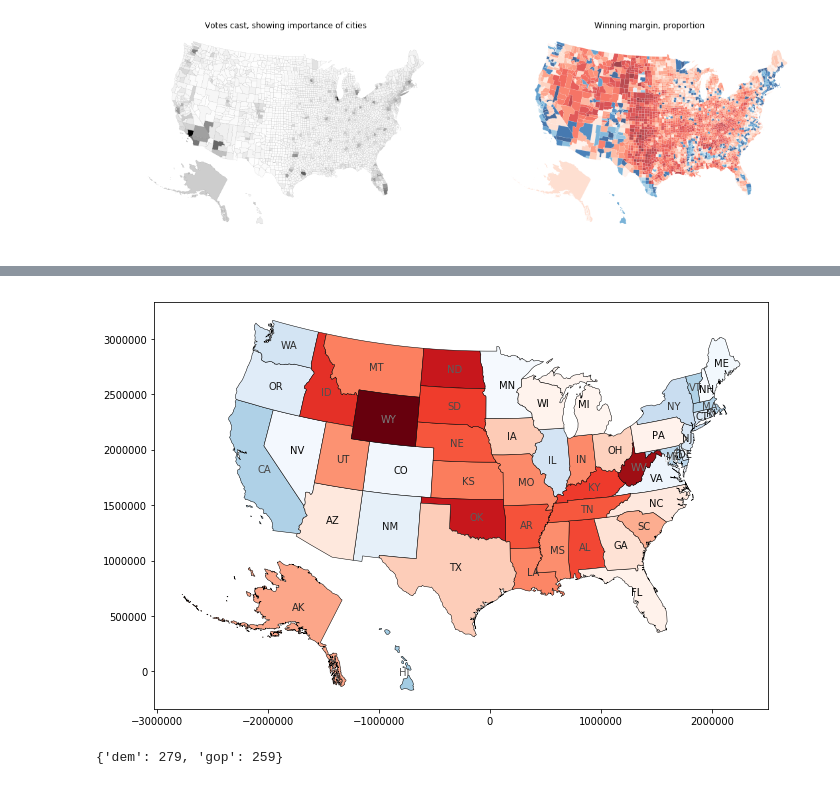
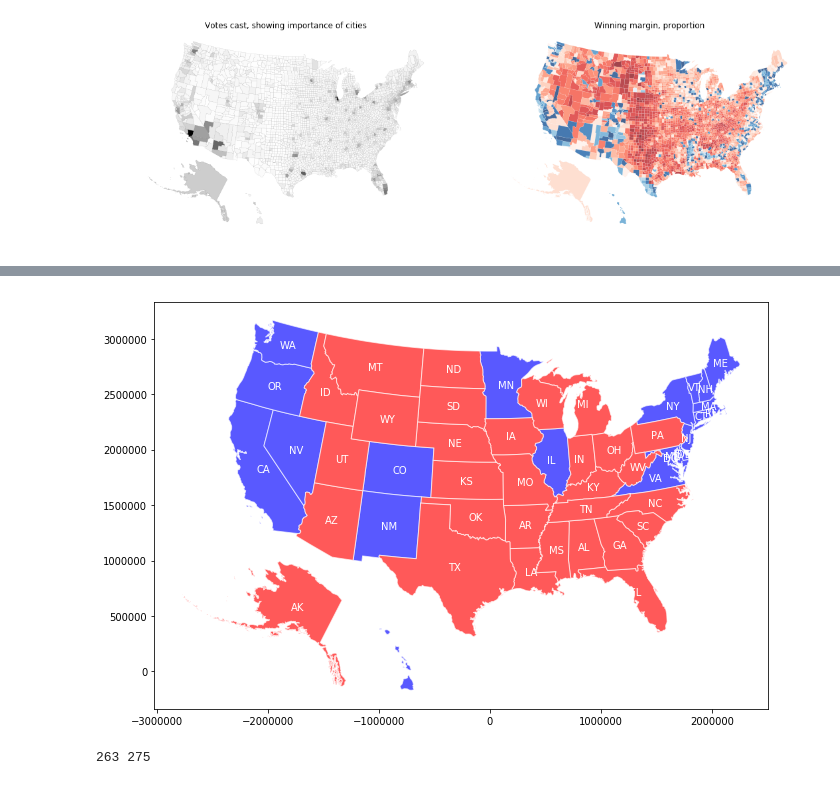
Before and after one commit to data-8/geography-88, a Jupyter notebook: session4/MAUP.ipynb, the cells around one changed output, grey strips where cells are left out. Cells and saved outputs as stored; diff of their text form; code cells hidden in the pictures.

```diff
--- a/session4/MAUP.ipynb
+++ b/session4/MAUP.ipynb
@@ -40,20 +38,20 @@ qp.quickplot(election[election.margin<=0], column='margin', cmap='Blues', edgeco
 # %%
 # Make states from counties data c,
 # based on named state ID variable
-def make_states(c, st='state'):
-    st = c.dissolve(by=st, aggfunc='sum', as_index=False)
+def make_states(counties, state='state'):
+    states = counties.dissolve(by=state, aggfunc='sum', as_index=False)
     # recalculate the proportion-based variables
     # since these don't combine by summation
-    st.dempc = st.dem / st.votes
-    st.goppc = st.gop / st.votes
-    st.margin = st.goppc - st.dempc
+    states.dempc = states.dem / states.votes
+    states.goppc = states.gop / states.votes
+    states.margin = states.goppc - states.dempc
     # add a variable to flag the winner
     # in each state - we'll assume D/R
-    st['win'] = 'D'
-    st.loc[st.gop > st.dem, 'win'] = 'R'
-    return st
+    states['win'] = 'D'
+    states.loc[states.gop > states.dem, 'win'] = 'R'
+    return states
 # %%
-states = make_states(election, st='state')
+states = make_states(election, state='state')
 states.head()
 # %% [output]
 |  | state | geometry | FID | dem | dempc | gop | goppc | grn | lib | margin | oth | ... |
@@ -65,24 +63,24 @@ states.head()
 # %%
 # plot those states
 fig, ax = plt.subplots(figsize=(11,8))
 ax.set_aspect('equal')
-for p, t, m in zip(states.geometry, states.state, states.margin):
-    col = tuple([abs(m)] * 3 + [1])
-    ax.annotate(xy=(p.centroid.x-50000, p.centroid.y-30000), s=t, color=col)
-qp.quickplot(states[states.margin<0], column='margin', cmap='Blues_r', edgecolor='k', linewidth=0.5)
-qp.quickplot(states[states.margin>=0], column='margin', cmap='Reds', edgecolor='k', linewidth=0.5)
-# qp.quickplot(states[states.win=='D'], facecolor='b', alpha=0.65, edgecolor='w', linewidth=1)
-# qp.quickplot(states[states.win=='R'], facecolor='r', alpha=0.65, edgecolor='w', linewidth=1)
+for p, t in zip(states.geometry, states.state):
+    ax.annotate(xy=(p.centroid.x-60000, p.centroid.y-30000), s=t, color='w')
+qp.quickplot(states[states.win=='D'], facecolor='b', alpha=0.65, edgecolor='w', linewidth=1)
+qp.quickplot(states[states.win=='R'], facecolor='r', alpha=0.65, edgecolor='w', linewidth=1)
 # %% [output]
-[figure, old version]
+[figure, new version]
 # %%
 import randomstates as rs
 # %%
 election['newstate'] = rs.random_states(election)
 states = make_states(election, st='newstate')
-rs.run_election(election, statevar='newstate')
+states['ev'] = rs.apportion(states.population, states.newstate)
+gop_ev = sum(states.ev[states.win == 'R'])
+dem_ev = sum(states.ev[states.win == 'D'])
+print(gop_ev, dem_ev)
 # %% [output]
-{'dem': 279, 'gop': 259}
+263 275
 # %%
 fig, ax = plt.subplots(figsize=(16,12))
 ax.set_aspect('equal')
```
Also changed, not shown: parts of 2 cells of this notebook, 16 other files.
